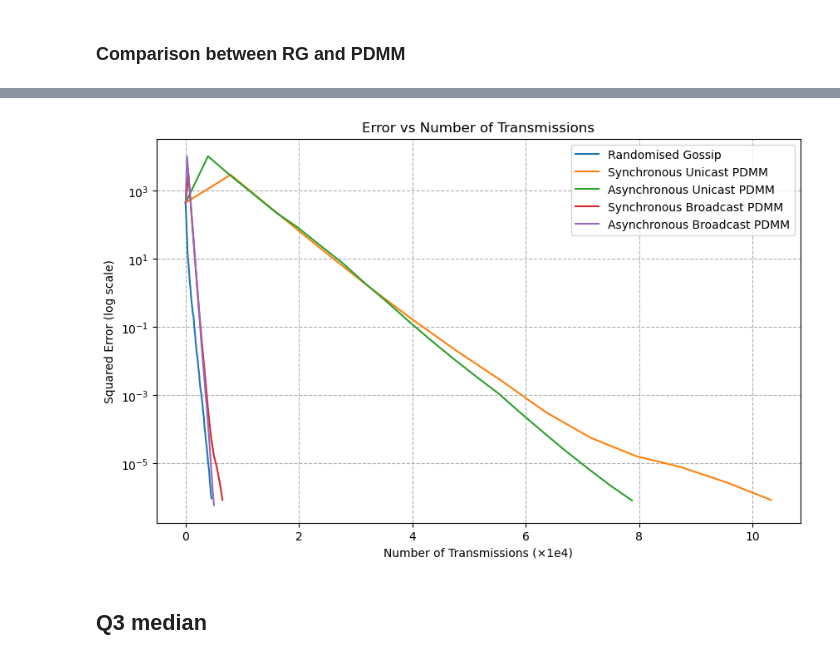
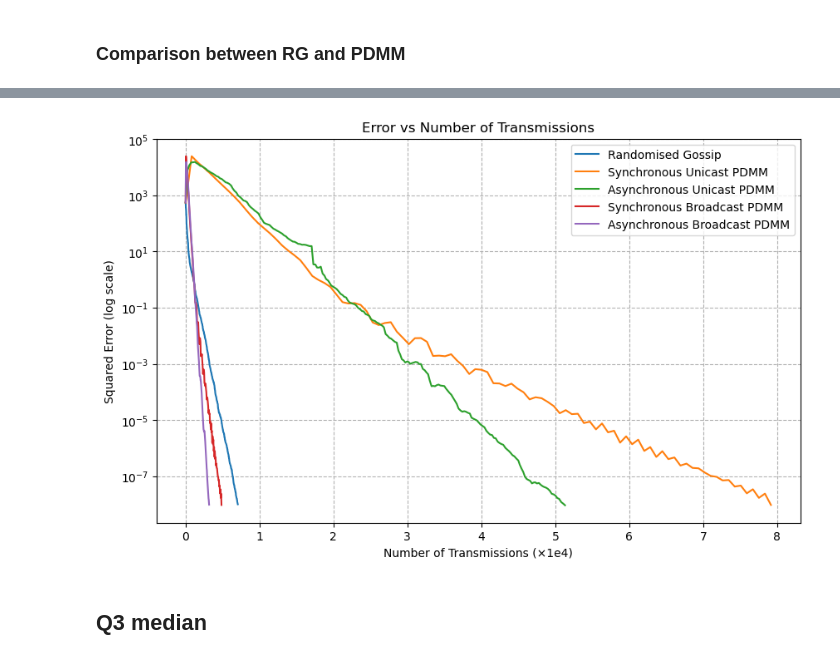
Before and after one commit to YuhanXu718/Distributed, a Jupyter notebook: Project.ipynb, the cells around one changed output, grey strips where cells are left out. Cells and saved outputs as stored; diff of their text form; code cells hidden in the pictures.

```diff
--- a/Project.ipynb
+++ b/Project.ipynb
@@ -320,6 +344,19 @@ Number of edges: 395
 # %%
-# 初始值
-init_values = np.random.uniform(20, 30, n)
+# initialize sensor values
+# init_values = np.random.uniform(20, 30, n)
+init_values = np.random.normal(loc=25, scale=3, size=n)
+
+# plot
+plt.figure(figsize=(8, 4))
+plt.hist(init_values, bins=10)
+plt.xlabel('Sensor Value')
+plt.ylabel('Count')
+plt.title('Histogram of Initial Sensor Values')
+plt.grid(True)
+plt.show()
+
 global_avg = np.mean(init_values)
+global_median = np.median(init_values)
 print(f"Global average: {global_avg:.4f}")
+print(f"Global median: {global_median:.4f}")
 # %% [output]
@@ -394,26 +422,29 @@ def randomised_gossip(init_values, adj_matrix, global_avg, max_iterations=5000,
 
     return values, history
 # %%
-# 运行随机Gossip算法
+# parameters
+log_freq = 1
+stop_threshold = 1e-8
+
+# run the randomised gossip algorithm
 print("\nRunning randomised gossip algorithm...")
 start_time = time.time()
-final_rg, history_rg = randomised_gossip(init_values, adj_matrix, global_avg, max_iterations=3000)
+final_rg, history_rg = randomised_gossip(init_values, adj_matrix, global_avg, log_freq=log_freq, threshold=stop_threshold)
 elapsed_time = time.time() - start_time
 
-# 输出结果
+# output the results
 final_values = final_rg
 final_avg = np.mean(final_values)
-final_error = history_rg['errors'][-1]  # 最后一次记录的误差
+final_error = history_rg['errors'][-1] # final error is the last recorded error
 
 print("\nAlgorithm completed!")
-print(f"Total iterations: {len(history_rg['errors'])*10}")
+print(f"Total iterations: {len(history_rg['errors']) * log_freq}")
 print(f"Total transmissions: {history_rg['transmissions']}")
 print(f"Execution time: {elapsed_time:.4f} seconds")
 print(f"Final estimated average: {final_avg:.8f}")
 print(f"Global average: {global_avg:.8f}")
 print(f"Absolute error: {abs(final_avg - global_avg):.8f}")
-print(f"Square error: {final_error:.8f}")
-# print(f"Converged: {'Yes' if converged else 'No'}")
+print(f"Squared error: {final_error:.8f}")
 # %% [output]
 Running randomised gossip algorithm...
 
@@ -614,10 +641,12 @@ Total number of transmissions used by PDMM: 103220
 # %% [markdown]
 ### Comparison between RG and PDMM
 # %%
+log_freq = 1
+
 # run 4 results of syn unicast pdmm, asyn unicast pdmm, syn broadcast pdmm, asyn broadcast pdmm
 pdmm_syn_unicast, history_pdmm_syn_unicast = pdmm_average_consensus(init_values, adj_matrix)
 pdmm_asyn_unicast, history_pdmm_asyn_unicast = pdmm_average_consensus(
-    init_values, adj_matrix, is_synchronous=False, active_rate=0.5)
+    init_values, adj_matrix, is_synchronous=False, active_rate=0.3)
 pdmm_syn_broadcast, history_pdmm_syn_broadcast = pdmm_average_consensus(
     init_values, adj_matrix, is_unicast=False)
 pdmm_asyn_broadcast, history_pdmm_asyn_broadcast = pdmm_average_consensus(
@@ -723,25 +752,24 @@ plt.show()
 # %%
 # generate image showing the squared error vs number of transmissions
-# 横坐标改成x乘以10的4次方
 plt.figure(figsize=(10, 6))
 # Randomised Gossip
-plt.semilogy(np.arange(0, len(history_rg['errors'])) * 10 * 2 / 1e4, history_rg['errors'], label='Randomised Gossip')
+plt.semilogy(np.arange(0, len(history_rg['errors'])) * log_freq * 2 / 1e4, history_rg['errors'], label='Randomised Gossip')
 # Synchronous Unicast PDMM
 plt.semilogy(np.array(history_pdmm_syn_unicast['tx_curve']) / 1e4, history_pdmm_syn_unicast['errors'], label='Synchronous Unicast PDMM')
 # Asynchronous Unicast PDMM
 plt.semilogy(np.array(history_pdmm_asyn_unicast['tx_curve']) / 1e4, history_pdmm_asyn_unicast['errors'], label='Asynchronous Unicast PDMM')
 # Synchronous Broadcast PDMM
 plt.semilogy(np.array(history_pdmm_syn_broadcast['tx_curve']) / 1e4, history_pdmm_syn_broadcast['errors'], label='Synchronous Broadcast PDMM')
 # Asynchronous Broadcast PDMM
 plt.semilogy(np.array(history_pdmm_asyn_broadcast['tx_curve']) / 1e4, history_pdmm_asyn_broadcast['errors'], label='Asynchronous Broadcast PDMM')
 
 plt.xlabel('Number of Transmissions (×1e4)')
 plt.ylabel('Squared Error (log scale)')
 plt.title('Error vs Number of Transmissions')
 plt.grid(True, which="both", ls="--")
 plt.legend()
 plt.show()
 # %% [output]
-[figure, old version]
+[figure, new version]
 # %% [markdown]
 ## Q3 median
```
Also changed, not shown: parts of 59 cells of this notebook.
